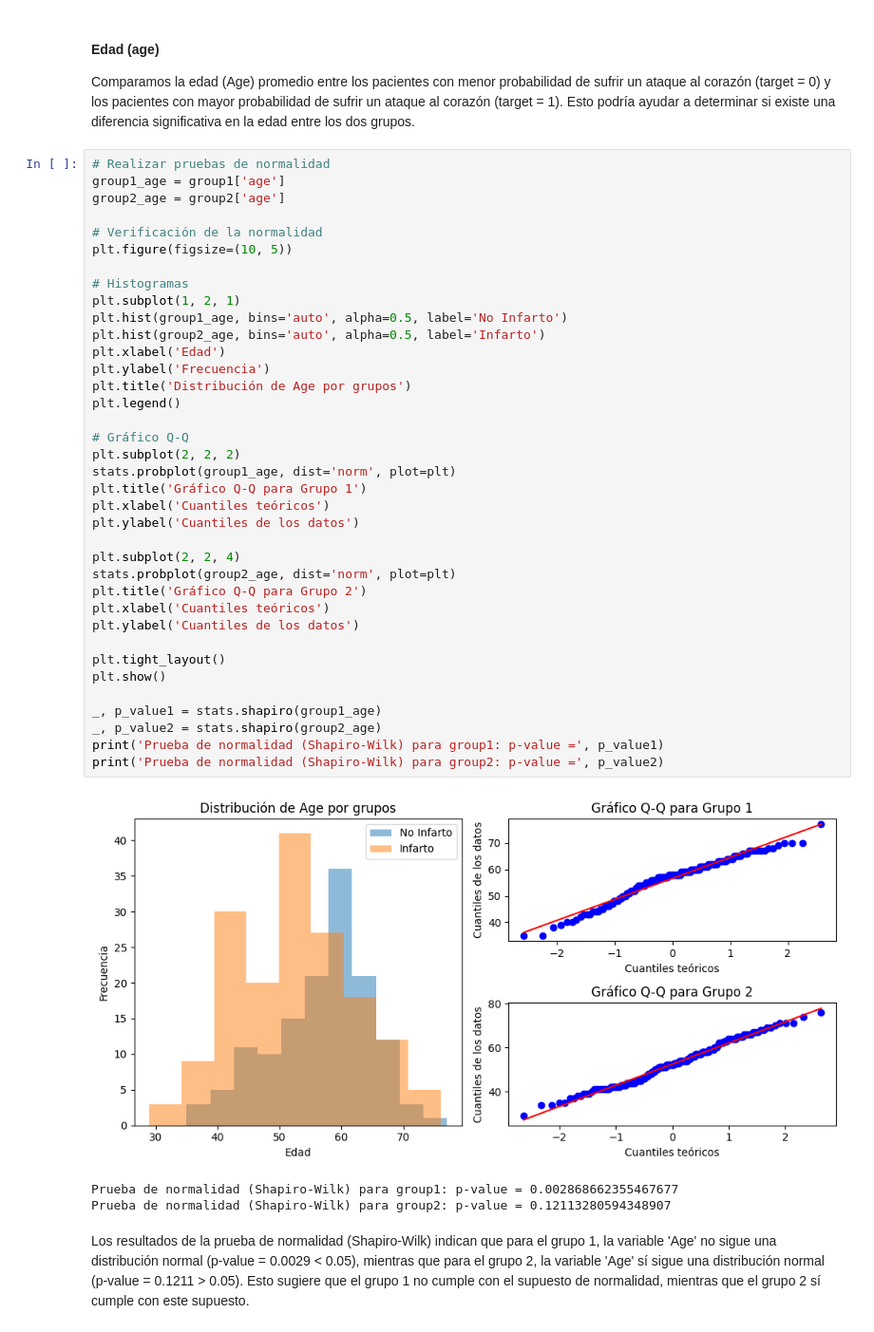
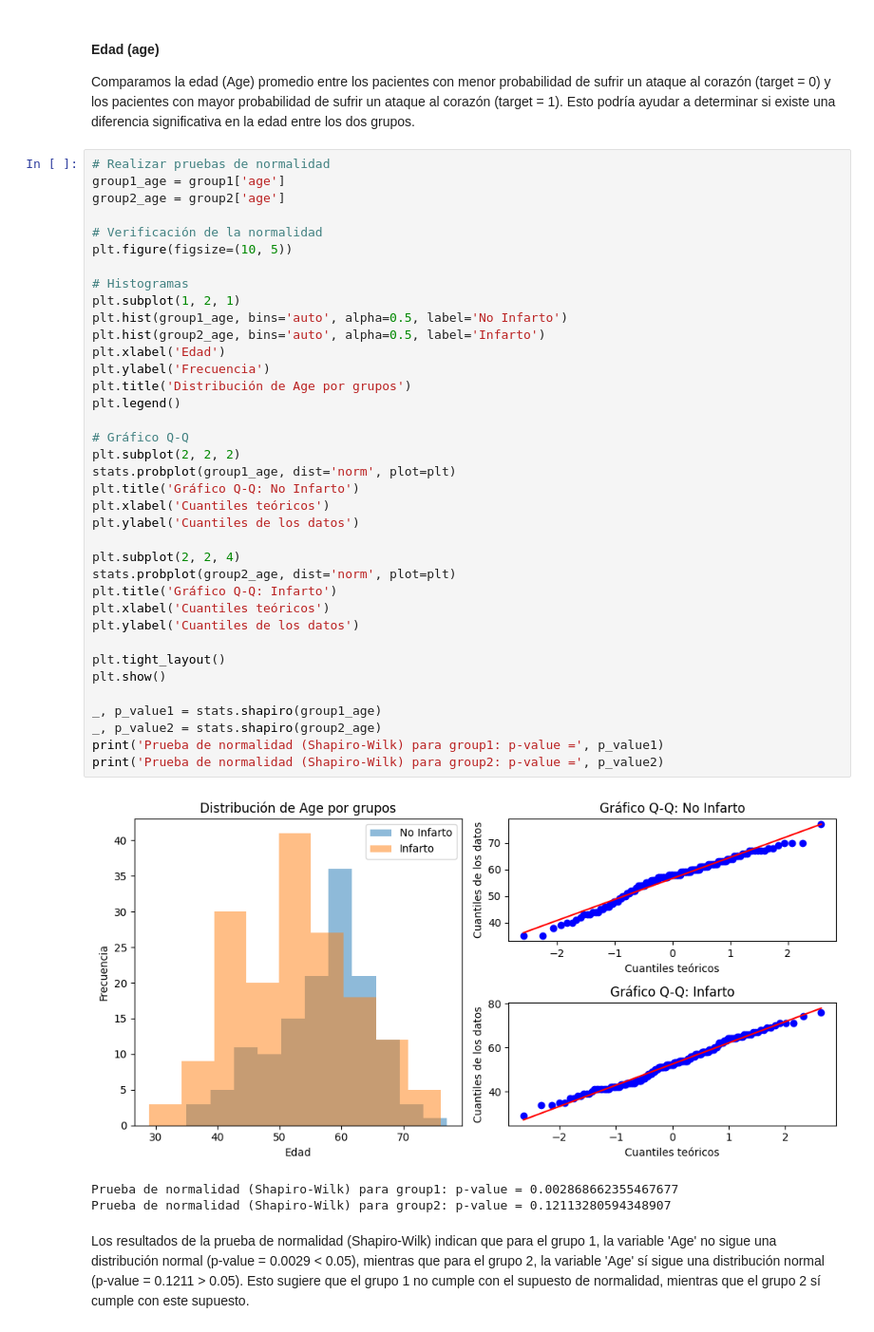
Before and after one commit to OscarTienda/heart-attack-analysis-prection, a Jupyter notebook: code/heart-attack-analysis-prediction.ipynb, the cells around one changed output. Shown at 95% size. Cells and saved outputs as stored; diff of their text form.

```diff
--- a/code/heart-attack-analysis-prediction.ipynb
+++ b/code/heart-attack-analysis-prediction.ipynb
@@ -570,36 +570,36 @@ group2_age = group2['age']
 plt.figure(figsize=(10, 5))
 
 # Histogramas
 plt.subplot(1, 2, 1)
 plt.hist(group1_age, bins='auto', alpha=0.5, label='No Infarto')
 plt.hist(group2_age, bins='auto', alpha=0.5, label='Infarto')
 plt.xlabel('Edad')
 plt.ylabel('Frecuencia')
 plt.title('Distribución de Age por grupos')
 plt.legend()
 
 # Gráfico Q-Q
 plt.subplot(2, 2, 2)
 stats.probplot(group1_age, dist='norm', plot=plt)
-plt.title('Gráfico Q-Q para Grupo 1')
+plt.title('Gráfico Q-Q: No Infarto')
 plt.xlabel('Cuantiles teóricos')
 plt.ylabel('Cuantiles de los datos')
 
 plt.subplot(2, 2, 4)
 stats.probplot(group2_age, dist='norm', plot=plt)
-plt.title('Gráfico Q-Q para Grupo 2')
+plt.title('Gráfico Q-Q: Infarto')
 plt.xlabel('Cuantiles teóricos')
 plt.ylabel('Cuantiles de los datos')
 
 plt.tight_layout()
 plt.show()
 
 _, p_value1 = stats.shapiro(group1_age)
 _, p_value2 = stats.shapiro(group2_age)
 print('Prueba de normalidad (Shapiro-Wilk) para group1: p-value =', p_value1)
 print('Prueba de normalidad (Shapiro-Wilk) para group2: p-value =', p_value2)
 # %% [output]
-[figure, old version]
+[figure, new version]
 Prueba de normalidad (Shapiro-Wilk) para group1: p-value = 0.002868662355467677
 Prueba de normalidad (Shapiro-Wilk) para group2: p-value = 0.12113280594348907
 # %% [markdown]
```
Also changed, not shown: parts of 2 cells of this notebook.
